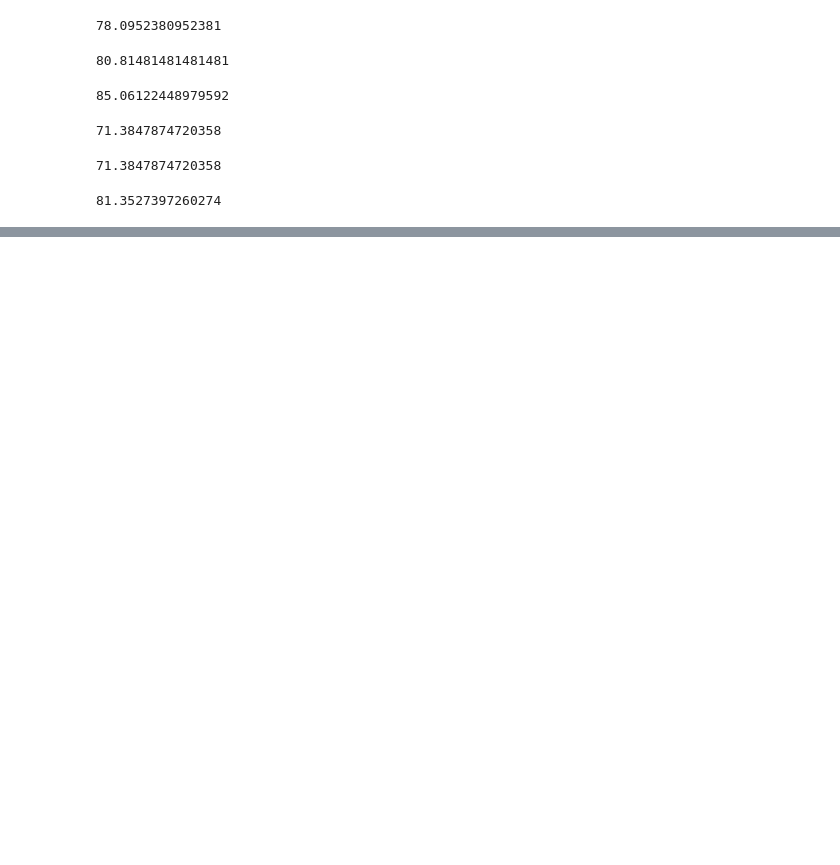
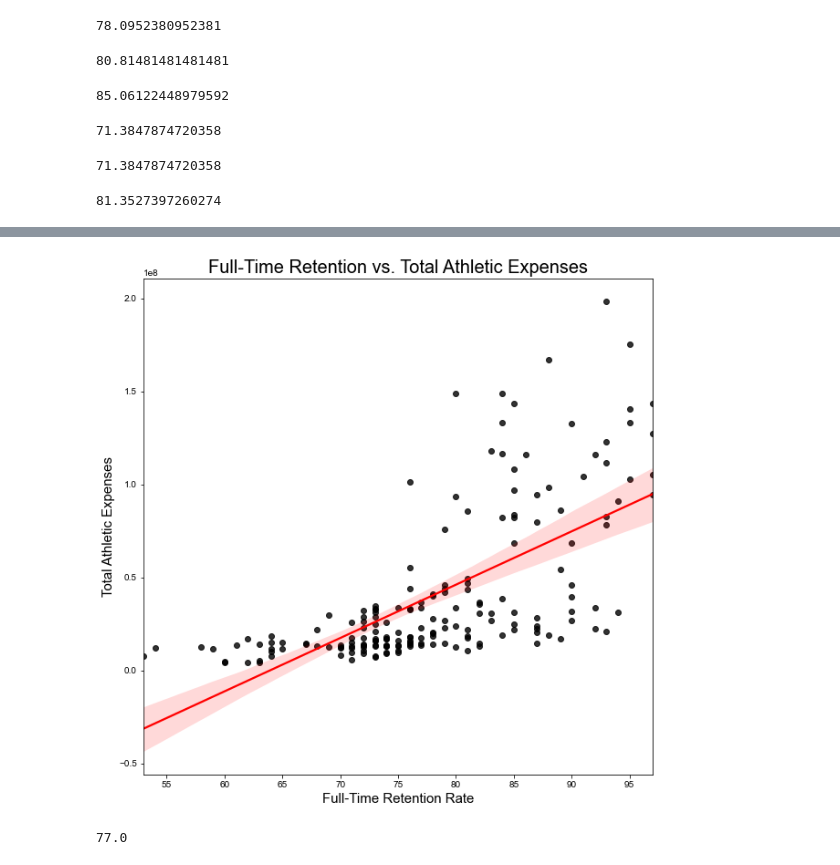
Before and after one commit to Shoemaker703/college_retention, a Jupyter notebook: EDA Notebook.ipynb, the cells around one changed output, grey strips where cells are left out. Cells and saved outputs as stored; diff of their text form; code cells hidden in the pictures; blank space fills up the shorter version.

Commit message:
Data Cleaning and More EDA

```diff
--- a/EDA Notebook.ipynb
+++ b/EDA Notebook.ipynb
@@ -292,0 +419,2 @@ df_4['EF2018D_RV.Full-time retention rate, 2018'].mean()
+# %%
+df['Student Fees'].fillna(df['Student Fees'].median(), inplace=True)
@@ -292,0 +467,16 @@ df_4['EF2018D_RV.Full-time retention rate, 2018'].mean()
+# %%
+fig, ax = plt.subplots(figsize = (10,10))
+ax = sns.regplot(x='Full-Time Retention Rate', y='GRND_TOTAL_EXPENSE', data= df, scatter_kws={"color": "black"}, line_kws={"color": "red"})
+
+plt.title('Full-Time Retention vs. Total Athletic Expenses', fontsize=20)
+plt.xlabel('Full-Time Retention Rate', fontsize=15)
+plt.ylabel('Total Athletic Expenses', fontsize=15)
+sns.set_style("whitegrid")
+
+plt.show;
+# %% [output]
+[figure, added]
+# %%
+df['Full-Time Retention Rate'].median()
+# %% [output]
+77.0
```
Also changed, not shown: parts of 49 cells of this notebook.
